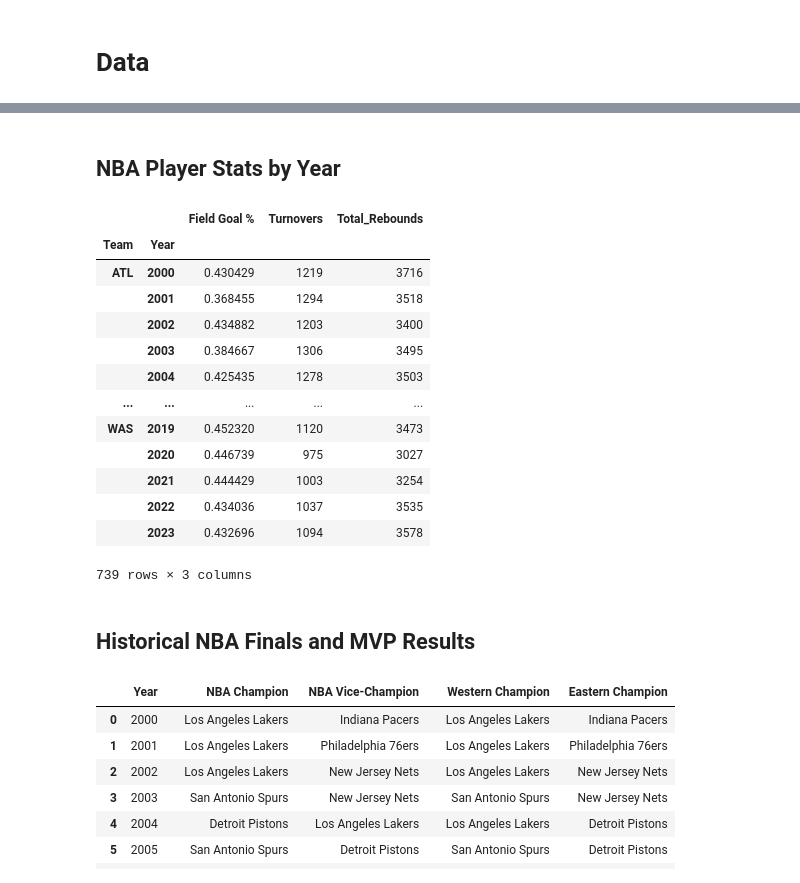
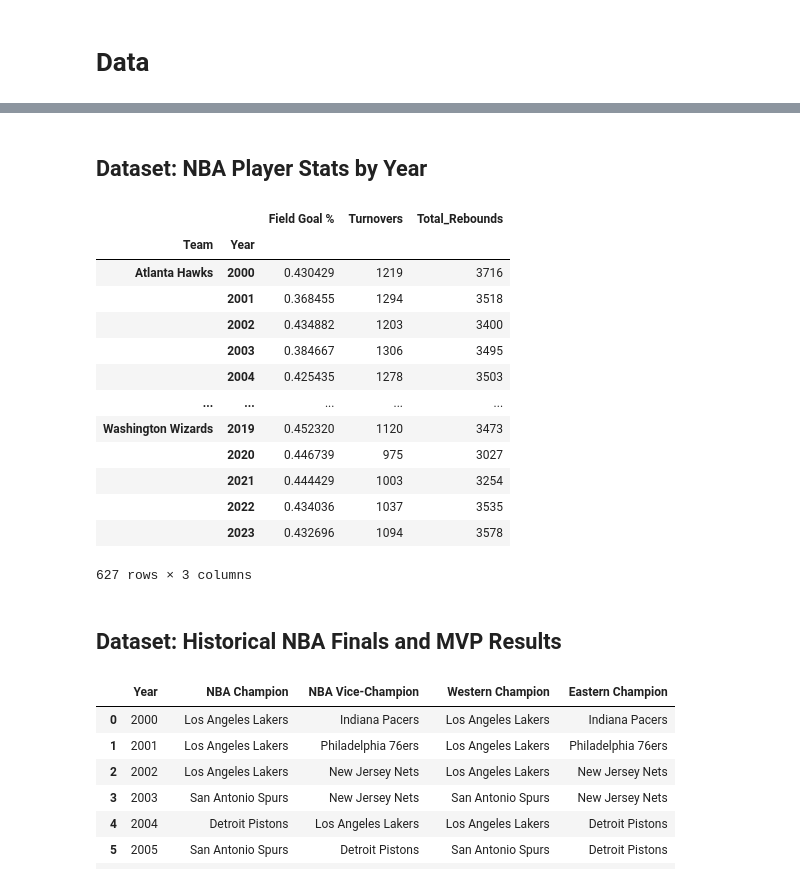
Before and after one commit to kevinkchen1/NBA-Data-Analysis, a Jupyter notebook: DataCheckpoint_group074.ipynb, the cells around one changed output, grey strips where cells are left out. Cells and saved outputs as stored; diff of their text form; code cells hidden in the pictures.

Commit message:
updated team names

```diff
--- a/DataCheckpoint_group074.ipynb
+++ b/DataCheckpoint_group074.ipynb
@@ -120,55 +118,61 @@ If you plan to use multiple datasets, add a few sentences about how you plan to
 # %% [markdown]
-## NBA Player Stats by Year
+## Dataset: NBA Player Stats by Year
 # %%
 ## YOUR CODE TO LOAD/CLEAN/TIDY/WRANGLE THE DATA GOES HERE
 ## FEEL FREE TO ADD MULTIPLE CELLS PER SECTION
 import pandas as pd
+
+def team_names(short):
+    names = {"ATL": "Atlanta Hawks", "BOS": "Boston Celtics", "CHH": "Charlotte Hornets", "CHI": "Chicago Bulls", "CLE": "Cleveland Cavaliers", "DAL": "Dallas Mavericks", "DEN": "Denver Nuggets", "DET": "Detriot Pistons", "GSW": "Golden State Warriors", "HOU": "Houston Rockets", "IND": "Indiana Pacers", "LAC": "Los Angeles Clippers", "LAL": "Los Angeles Lakers", "MIA": "Miami Heat", "MIL": "Milwaukee Bucks", "MIN": "Minnesota Timberwolves", "NJN": "Brooklyn Nets", "NYK": "New York Knicks", "ORL": "Orlando Magic", "PHI": "Philadelphia 76ers", "PHO": "Phoenix Suns", "POR": "Portland Trail Blazers", "SAC": "Sacramento Kings", "SAS": "San Antonio Spurs", "SEA": "Seattle Supersonics", "TOR": "Toronto Raptors", "UTA": "Utah Jazz", "VAN": "Vancouver Grizzlies", "WAS": "Washington Wizards"}
+    if(short in names.keys()):
+        return names[short]
 
 dfs = {}
 for i in range(0, 24):
     if(len(str(i))==1):
         filename = f"./data/basketball-ref200{i}.csv"
         dfs[f"df_200{i}"] = pd.read_csv(filename)
         dfs[f"df_200{i}"] = dfs[f"df_200{i}"].get(["Tm", "FG%", "TOV", "TRB"])
         dfs[f"df_200{i}"] = dfs[f"df_200{i}"].rename(columns={"Tm":"Team", "FG%": "Field Goal %", "TOV": "Turnovers", "TRB": "Total Rebounds"})
         dfs_total_turnovers = dfs[f"df_200{i}"].groupby("Team").sum().get("Turnovers")
         dfs_total_rebounds = dfs[f"df_200{i}"].groupby("Team").sum().get("Total Rebounds")
         dfs[f"df_200{i}"] = dfs[f"df_200{i}"].groupby("Team").mean().get(["Field Goal %"]).assign(Turnovers=dfs_total_turnovers, Total_Rebounds=dfs_total_rebounds).reset_index()
         col_length = dfs[f"df_200{i}"].shape[0]
         years = [int(f"200{i}") for j in range(col_length)]
         dfs[f"df_200{i}"] = dfs[f"df_200{i}"].assign(Year=years)
     else:
         filename = f"./data/basketball-ref20{i}.csv"
         dfs[f"df_20{i}"] = pd.read_csv(filename)
         dfs[f"df_20{i}"] = dfs[f"df_20{i}"].get(["Tm", "FG%", "TOV", "TRB"])
         dfs[f"df_20{i}"] = dfs[f"df_20{i}"].rename(columns={"Tm":"Team", "FG%": "Field Goal %", "TOV": "Turnovers", "TRB": "Total Rebounds"})
         dfs_total_turnovers = dfs[f"df_20{i}"].groupby("Team").sum().get("Turnovers")
         dfs_total_rebounds = dfs[f"df_20{i}"].groupby("Team").sum().get("Total Rebounds")
         dfs[f"df_20{i}"] = dfs[f"df_20{i}"].groupby("Team").mean().get(["Field Goal %"]).assign(Turnovers=dfs_total_turnovers, Total_Rebounds=dfs_total_rebounds).reset_index()
         col_length = dfs[f"df_20{i}"].shape[0]
         years = [int(f"20{i}") for j in range(col_length)]
         dfs[f"df_20{i}"] = dfs[f"df_20{i}"].assign(Year=years)
 #dfs["df_2000"]
 all_years = pd.concat(list(dfs.values()), ignore_index=True).sort_values(by="Year", ascending=True)
+all_years["Team"] = all_years["Team"].apply(team_names)
 all_years = all_years.groupby(["Team", "Year"]).max()
 all_years
 # %% [output]
 |  |  | Field Goal % | Turnovers | Total_Rebounds |
 | Team | Year |  |  |  |
-| ATL | 2000 | 0.430429 | 1219 | 3716 |
+| Atlanta Hawks | 2000 | 0.430429 | 1219 | 3716 |
 |  | 2001 | 0.368455 | 1294 | 3518 |
 |  | 2002 | 0.434882 | 1203 | 3400 |
 |  | 2003 | 0.384667 | 1306 | 3495 |
 |  | 2004 | 0.425435 | 1278 | 3503 |
 | ... | ... | ... | ... | ... |
-| WAS | 2019 | 0.452320 | 1120 | 3473 |
+| Washington Wizards | 2019 | 0.452320 | 1120 | 3473 |
 |  | 2020 | 0.446739 | 975 | 3027 |
 |  | 2021 | 0.444429 | 1003 | 3254 |
 |  | 2022 | 0.434036 | 1037 | 3535 |
 |  | 2023 | 0.432696 | 1094 | 3578 |
-739 rows × 3 columns
+627 rows × 3 columns
 # %% [markdown]
-## Historical NBA Finals and MVP Results
+## Dataset: Historical NBA Finals and MVP Results
 # %%
 ## YOUR CODE TO LOAD/CLEAN/TIDY/WRANGLE THE DATA GOES HERE
 ## FEEL FREE TO ADD MULTIPLE CELLS PER SECTION
```
Also changed, not shown: parts of 3 cells of this notebook.
